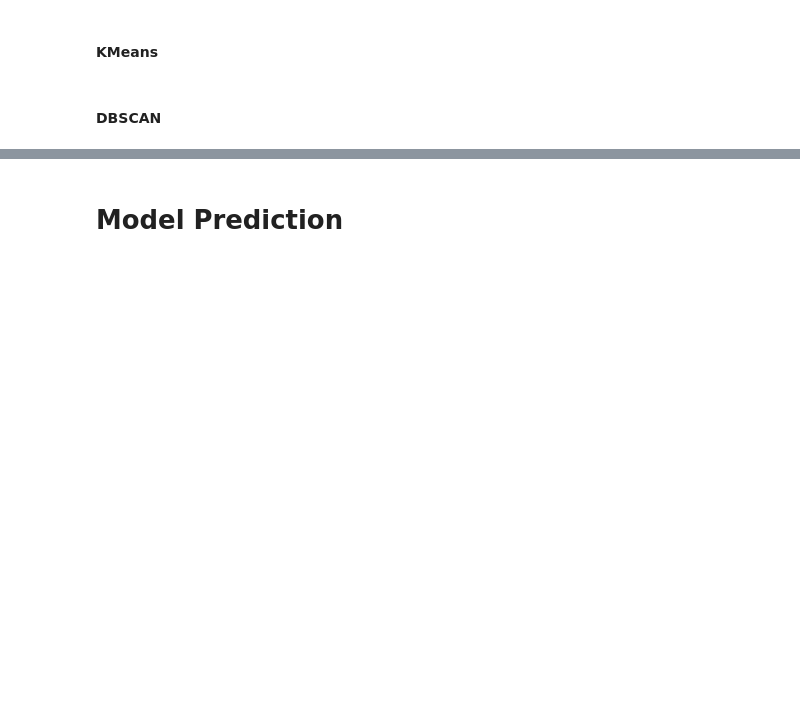
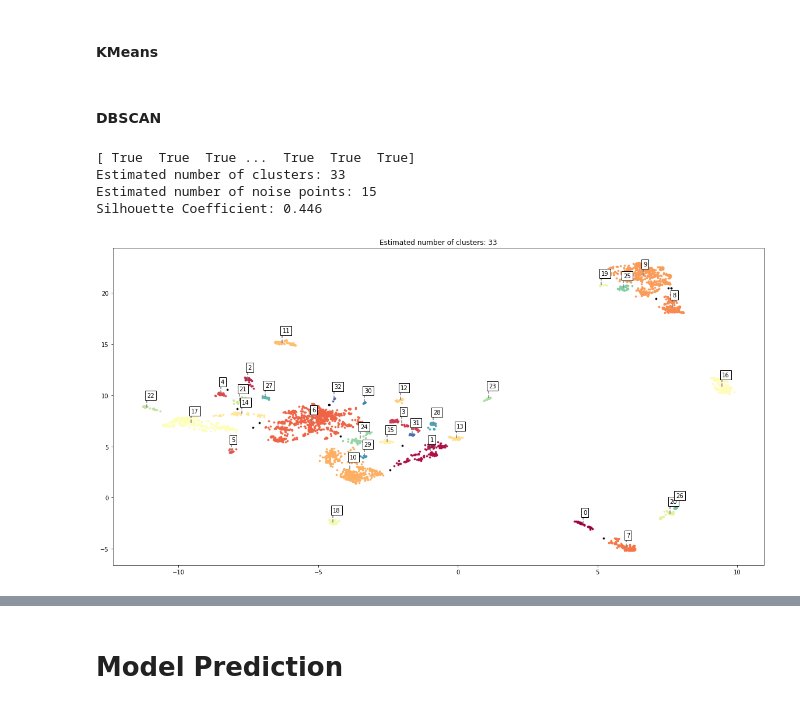
Before and after one commit to kaledinaoksana/chronic_ilnesses, a Jupyter notebook: main.ipynb, the cells around one changed output, grey strips where cells are left out. Drawn from its saved outputs; the diff is of its cells as text; code cells hidden in the pictures; blank space fills up the shorter version.

```diff
--- a/main.ipynb
+++ b/main.ipynb
@@ -69,10 +69,10 @@ def clean_df(df):
     mapping_matrix_trackable, df_cleaned = proc.create_mapping_matrix(df_clean, 'trackable_name')
 
     # Удаляем столбцы 'user_id' и 'trackable_name' - у нас есть матрицы соответствия
-    df_c = proc.drop_columns_by_columnsnames(df_cleaned,['user_id','trackable_name'])
+    df_c = proc.drop_columns_by_columnsnames(df_cleaned,['user_id'])
 
     # Меняем порядок колонок
-    new_order = ['numeric_user_id', 'age', 'sex','country','checkin_date','numeric_trackable_name','trackable_value']
+    new_order = ['numeric_user_id', 'age', 'sex','country','checkin_date','numeric_trackable_name','trackable_name','trackable_value']
     df_c = df_c.reindex(columns=new_order)
 
     return df_c, mapping_matrix_id, mapping_matrix_trackable
@@ -179,11 +220,11 @@ train_df.loc[~train_df['numeric_trackable_name'].isin(top_k_list), 'numeric_trac
 user_item_matrix = pd.pivot_table(train_df,
                                   index='numeric_user_id', columns='numeric_trackable_name',
                                   values='trackable_value',
-                                  aggfunc='count',
+                                  aggfunc='sum',
                                   fill_value=0
                                  )
 
 user_item_matrix = user_item_matrix.astype(float)
 sparse_user_item = csr_matrix(user_item_matrix).tocsr()
 
-user_item_matrix.head()
+user_item_matrix.head(10)
@@ -252,5 +307,11 @@ fals.figure_umap_embeddings(model, umap_embeddings_users, 'UMAP Visualization of
 # %% [markdown]
 #### DBSCAN
 # %%
-db_labels, db_cosim_df, n_clusters = cl.print_dbscan(umap_embeddings_users, 10)
+db_labels, db_cosim_df, n_clusters = cl.print_dbscan(umap_embeddings_users, 4)
+# %% [output]
+[ True  True  True ...  True  True  True]
+Estimated number of clusters: 33
+Estimated number of noise points: 15
+Silhouette Coefficient: 0.446
+[figure, added]
 # %%
```
Also changed, not shown: parts of 27 cells of this notebook.
